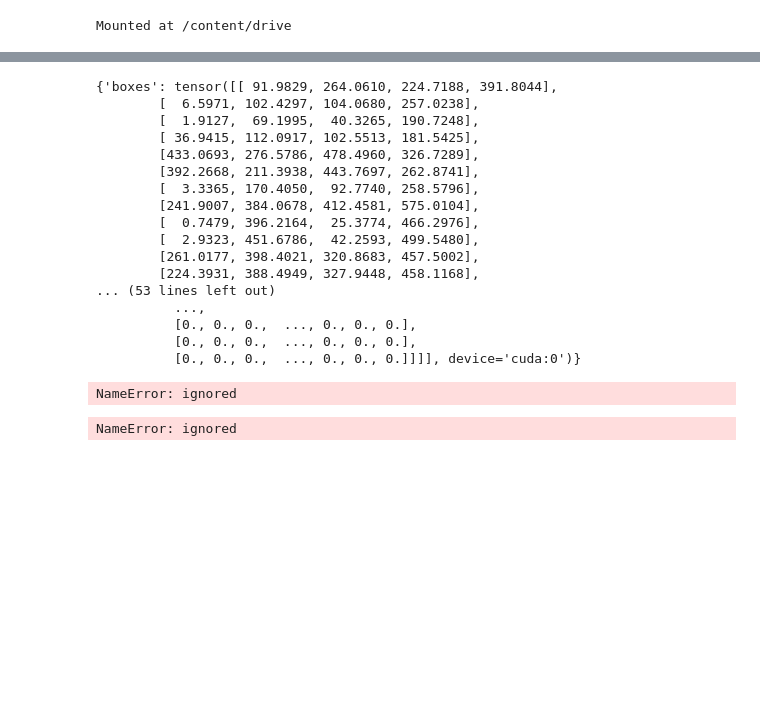
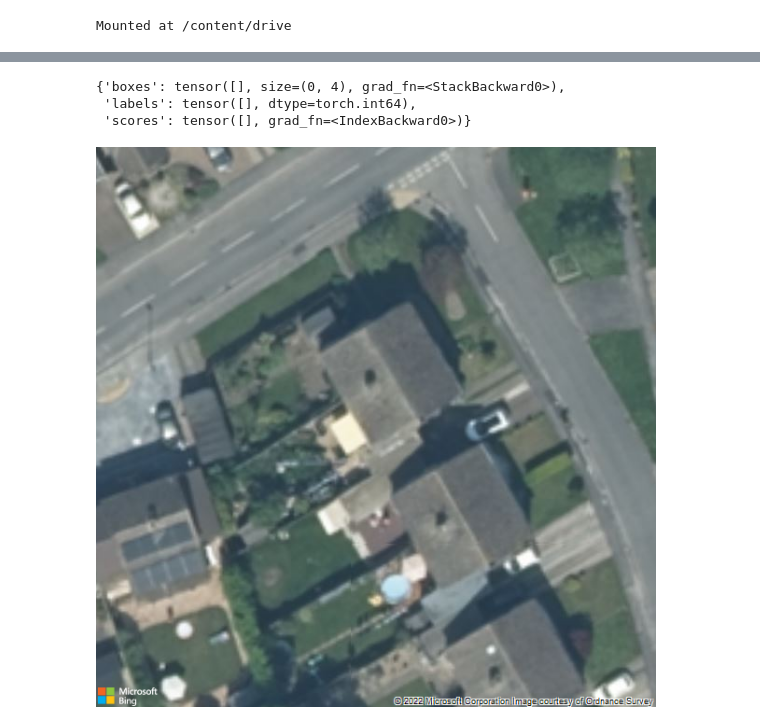
Before and after one commit to HadleyThomas/Final_Year_Project, a Jupyter notebook: Final_Project.ipynb, the cells around one changed output, grey strips where cells are left out. Cells and saved outputs as stored; diff of their text form; code cells hidden in the pictures; blank space fills up the shorter version.

```diff
--- a/Final_Project.ipynb
+++ b/Final_Project.ipynb
@@ -76,13 +79,13 @@ class test_dataset(torch.utils.data.Dataset):
         self.transforms = transforms
         # load all image files, sorting them to
         # ensure that they are aligned
-        self.imgs = list(sorted(os.listdir(os.path.join(root, "/content/drive/MyDrive/final_uni_project/images"))))
-        self.masks = list(sorted(os.listdir(os.path.join(root, "/content/drive/MyDrive/final_uni_project/masks"))))
+        self.imgs = list(sorted(os.listdir(os.path.join(root, "/content/drive/MyDrive/final_uni_project/images-200"))))
+        self.masks = list(sorted(os.listdir(os.path.join(root, "/content/drive/MyDrive/final_uni_project/masks-200"))))
 
     def __getitem__(self, idx):
         # load images and masks
-        img_path = os.path.join(self.root, "/content/drive/MyDrive/final_uni_project/images", self.imgs[idx])
-        mask_path = os.path.join(self.root, "/content/drive/MyDrive/final_uni_project/masks", self.masks[idx])
+        img_path = os.path.join(self.root, "/content/drive/MyDrive/final_uni_project/images-200", self.imgs[idx])
+        mask_path = os.path.join(self.root, "/content/drive/MyDrive/final_uni_project/masks-200", self.masks[idx])
         img = Image.open(img_path).convert("RGB")
         # note that we haven't converted the mask to RGB,
         # because each color corresponds to a different instance
@@ -283,7 +277,7 @@ lr_scheduler = torch.optim.lr_scheduler.StepLR(optimizer,
 # %%
 # let's train it for 10 epochs
 from torch.optim.lr_scheduler import StepLR
-num_epochs = 20
+num_epochs = 10
 
 for epoch in range(num_epochs):
     # train for one epoch, printing every 10 iterations
@@ -314,21 +307,7 @@ KeyboardInterrupt: ignored
-# %%
-print(prediction[0])
-# %% [output]
-{'boxes': tensor([[ 91.9829, 264.0610, 224.7188, 391.8044],
-        [  6.5971, 102.4297, 104.0680, 257.0238],
-        [  1.9127,  69.1995,  40.3265, 190.7248],
-        [ 36.9415, 112.0917, 102.5513, 181.5425],
-        [433.0693, 276.5786, 478.4960, 326.7289],
-        [392.2668, 211.3938, 443.7697, 262.8741],
-        [  3.3365, 170.4050,  92.7740, 258.5796],
-        [241.9007, 384.0678, 412.4581, 575.0104],
-        [  0.7479, 396.2164,  25.3774, 466.2976],
-        [  2.9323, 451.6786,  42.2593, 499.5480],
-        [261.0177, 398.4021, 320.8683, 457.5002],
-        [224.3931, 388.4949, 327.9448, 458.1168],
-... (53 lines left out)
-          ...,
-          [0., 0., 0.,  ..., 0., 0., 0.],
-          [0., 0., 0.,  ..., 0., 0., 0.],
-          [0., 0., 0.,  ..., 0., 0., 0.]]]], device='cuda:0')}
+# %%
+predictions[0]
+# %% [output]
+{'boxes': tensor([], size=(0, 4), grad_fn=<StackBackward0>),
+ 'labels': tensor([], dtype=torch.int64),
+ 'scores': tensor([], grad_fn=<IndexBackward0>)}
 # %%
@@ -336,17 +315,15 @@ torch.save(model.state_dict(), '/content/drive/MyDrive/final_uni_project/ResNet5
 # %%
 # pick one image from the test set
-img, _ = dataset_test[6]
+img, _ = dataset_test[8]
 # put the model in evaluation
 model.eval()
 with torch.no_grad():
     prediction = model([img.to(device)])
 Image.fromarray(img.mul(255).permute(1, 2, 0).byte().numpy())
 # %% [output]
-NameError: ignored
+[figure, added]
 # %%
 Image.fromarray(prediction[0]['masks'][0, 0].mul(255).byte().cpu().numpy())
-# %% [output]
-NameError: ignored
 # %%
 import random
 
```
Also changed, not shown: parts of 10 cells of this notebook.
